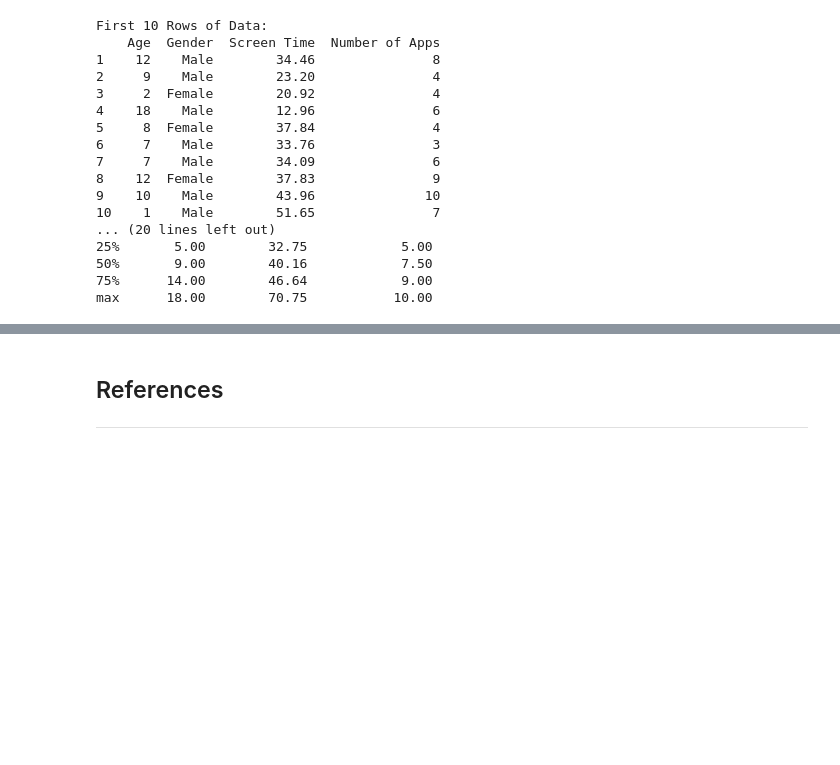
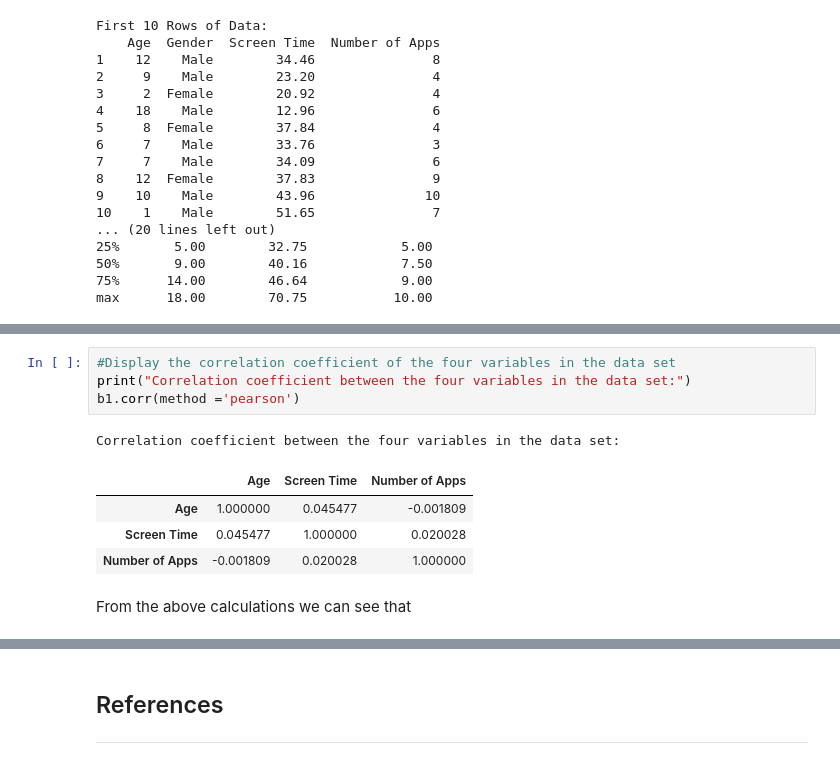
Before and after one commit to JPLee01/Programming_for_Data_Analysis-PRoject, a Jupyter notebook: Programming_for_Data_Analysis-Project.ipynb, the cells around one changed output, grey strips where cells are left out. Cells and saved outputs as stored; diff of their text form; blank space fills up the shorter version.

Commit message:
Addition of correlation and correlation coefficient section.

```diff
--- a/Programming_for_Data_Analysis-Project.ipynb
+++ b/Programming_for_Data_Analysis-Project.ipynb
@@ -401,0 +414,12 @@ b1.corr()
+# %%
+#Display the correlation coefficient of the four variables in the data set
+print("Correlation coefficient between the four variables in the data set:")
+b1.corr(method ='pearson')
+# %% [output]
+Correlation coefficient between the four variables in the data set:
+|  | Age | Screen Time | Number of Apps |
+| Age | 1.000000 | 0.045477 | -0.001809 |
+| Screen Time | 0.045477 | 1.000000 | 0.020028 |
+| Number of Apps | -0.001809 | 0.020028 | 1.000000 |
+# %% [markdown]
+From the above calculations we can see that
```
Also changed, not shown: parts of 26 cells of this notebook.
